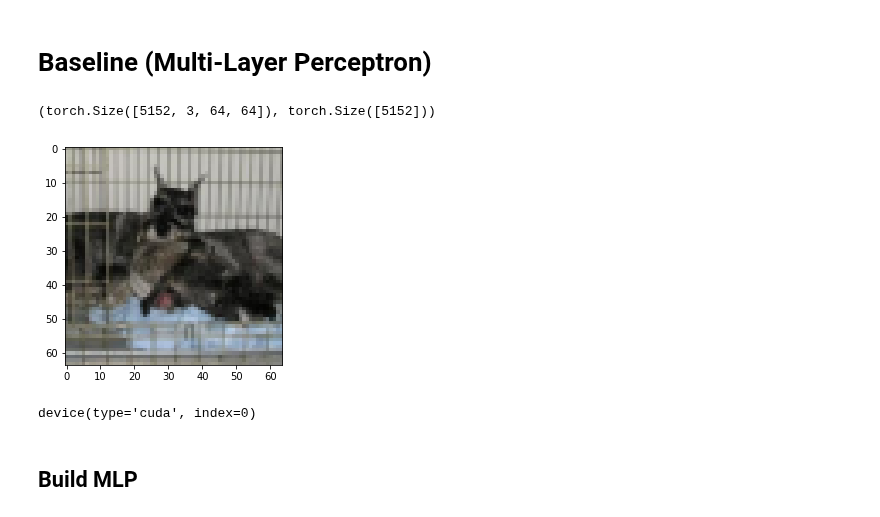
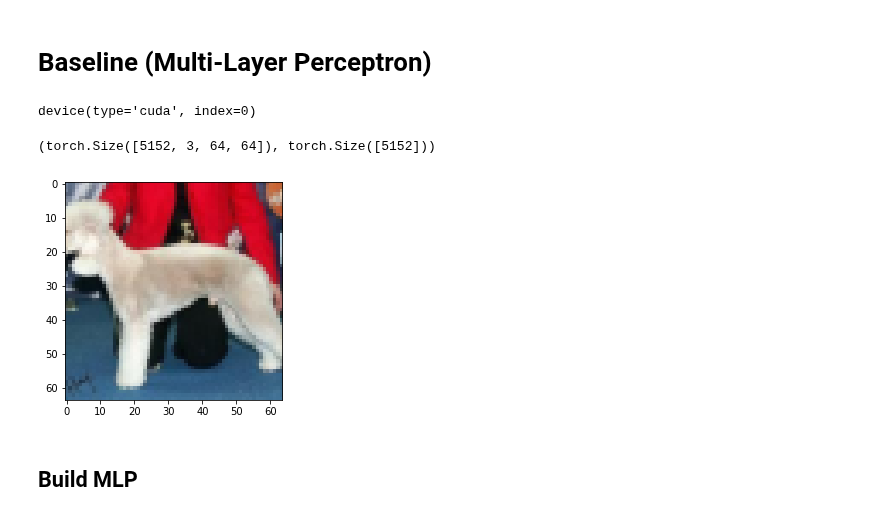
Before and after one commit to Chen-Yiyang/cs4243_project, a Jupyter notebook: 2_baseline_mlp.ipynb, the cells around one changed output. Cells and saved outputs as stored; diff of their text form; code cells hidden in the pictures.

```diff
--- a/2_baseline_mlp.ipynb
+++ b/2_baseline_mlp.ipynb
@@ -22,11 +22,16 @@ import torch
 import torch.nn as nn
 
 import numpy as np
+# %%
+device = torch.device("cuda:0" if torch.cuda.is_available() else "cpu")
+device
+# %% [output]
+device(type='cuda', index=0)
 # %%
 from utils import load_tensor
 
-train_x, train_y = load_tensor("unaug", "64")
-test_x, test_y = load_tensor("test", "64")
+train_x, train_y = load_tensor("unaug", "64", device)
+test_x, test_y = load_tensor("test", "64", device)
 
 train_x.size(), train_y.size()
 # %% [output]
@@ -34,12 +39,7 @@ train_x.size(), train_y.size()
 # %%
 from utils import render_2d
 
 idx = np.random.choice(train_x.size(0))
-render_2d(train_x[idx])
+render_2d(train_x.cpu()[idx])
 # %% [output]
-[figure, old version]
+[figure, new version]
-# %%
-device = torch.device("cuda:0" if torch.cuda.is_available() else "cpu")
-device
-# %% [output]
-device(type='cuda', index=0)
```
Also changed, not shown: parts of 2 cells of this notebook, 5 other files.
